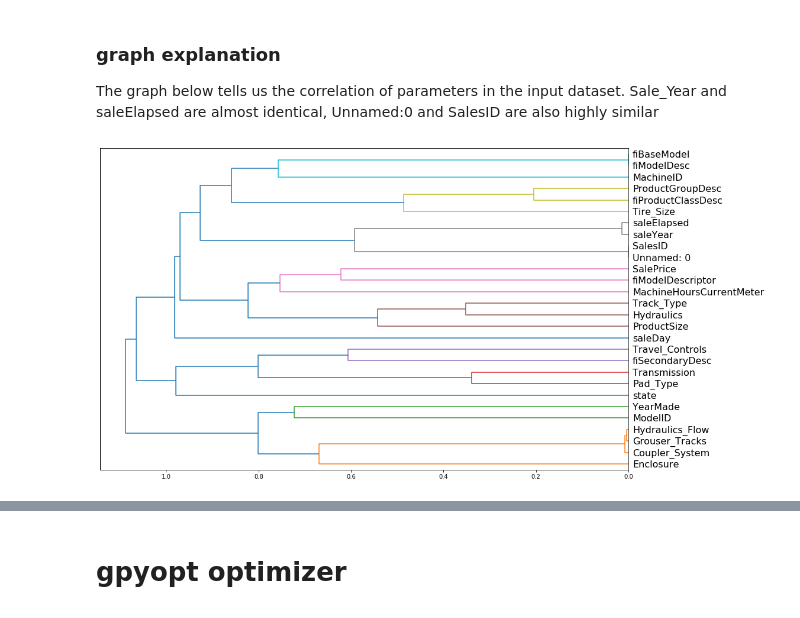
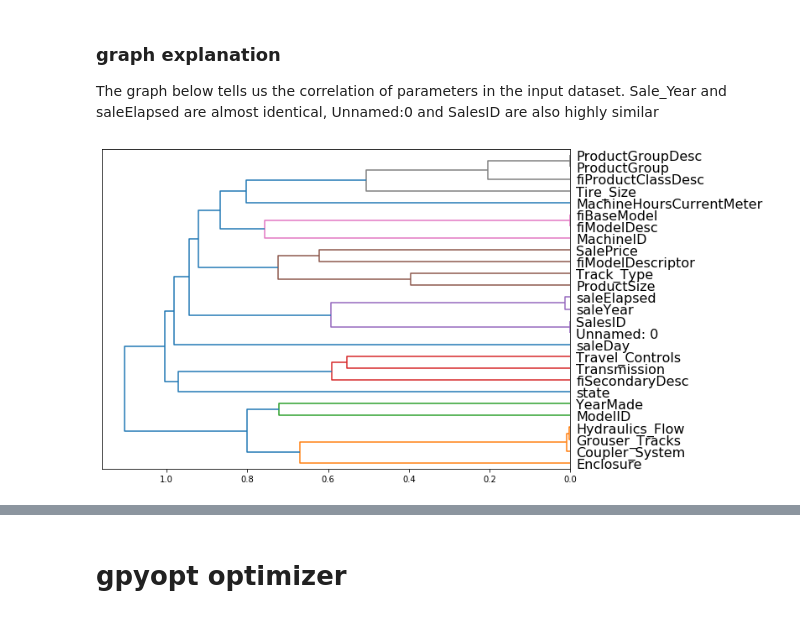
Before and after one commit to dangraf/autoforest, a Jupyter notebook: 00_core.ipynb, the cells around one changed output, grey strips where cells are left out. Drawn from its saved outputs; the diff is of its cells as text; code cells hidden in the pictures.

Commit message:
updated plotting functions

```diff
--- a/00_core.ipynb
+++ b/00_core.ipynb
@@ -178,8 +178,8 @@ class RfRegressor():
         return pd.DataFrame({'cols':self.df.drop(self.y_col_name,axis=1).columns, 'imp':self.model.feature_importances_}
                        ).sort_values('imp', ascending=False)
 
-    def plot_fi(self, df_fi:pd.DataFrame):
-        return df_fi.plot('cols', 'imp', 'barh', figsize=(12,7), legend=False)
+    def plot_fi(self, df_fi:pd.DataFrame,**kwargs):
+        return df_fi.plot('cols', 'imp', 'barh', legend=False, **kwargs)
 
     def drop_cols_low_importance(self, tresh=0.005):
         df_feat = rfmodel.feature_importance()
@@ -237,12 +237,11 @@ class CorrelatedColumns:
     def plot_var_linkage(self):
         corr_condensed = hc.distance.squareform(1-self.corr)
         z = hc.linkage(corr_condensed, method='average')
-        fig = plt.figure(figsize=(16,10))
         dendrogram = hc.dendrogram(z, labels=self.df.columns, orientation='left', leaf_font_size=16)
         plt.show()
 
     def plot_correlation_heatmap(self):
-        f = plt.figure(figsize=(19, 15))
+        f=plt.gcf()
         plt.matshow(self.corr, fignum=f.number)
         plt.xticks(range(self.df.shape[1]), self.df.columns, fontsize=14, rotation=90)
         plt.yticks(range(self.df.shape[1]), self.df.columns, fontsize=14)
@@ -291,6 +290,7 @@ The graph below tells us the correlation of parameters in the input dataset.
 Sale_Year and saleElapsed are almost identical, Unnamed:0 and SalesID are also highly similar
 # %%
 corr = CorrelatedColumns(rfmodel.df)
+plt.figure(figsize=(10,7))
 corr.plot_var_linkage()
 # %% [output]
-[figure, old version]
+[figure, new version]
```
Also changed, not shown: parts of 11 cells of this notebook, 1 other file.
